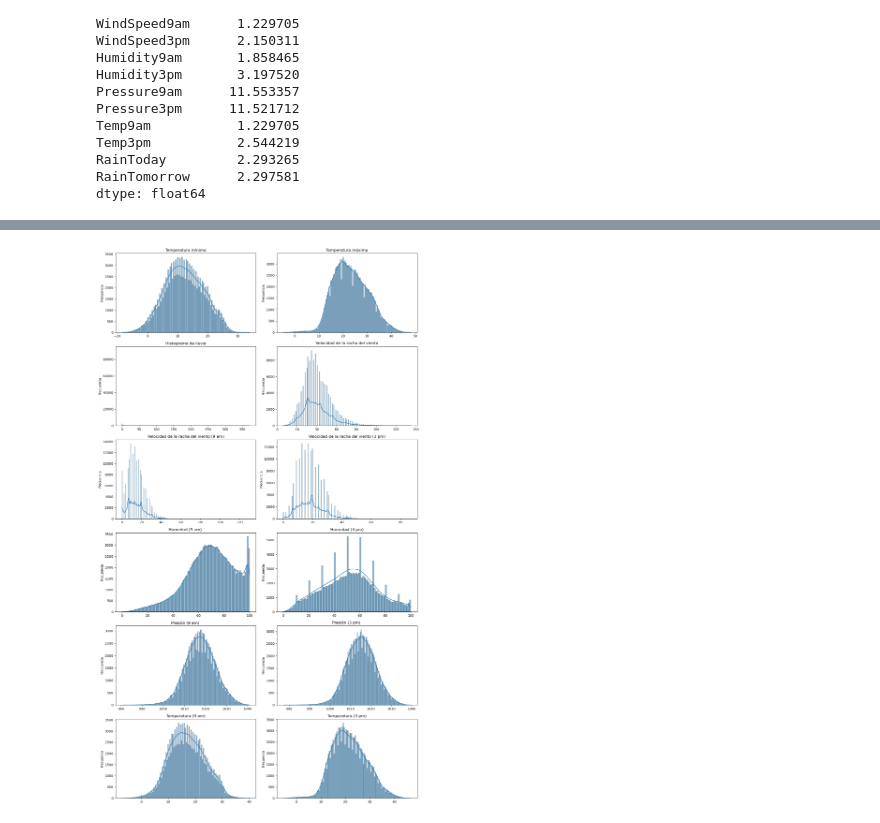
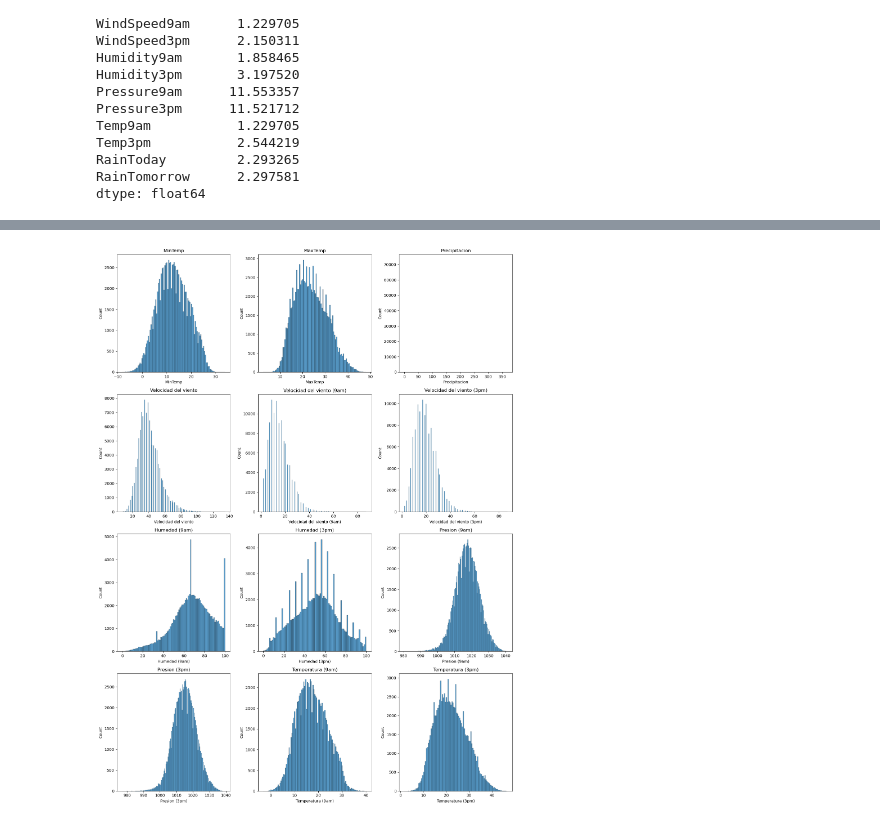
Before and after one commit to esco1729/HT05, a Jupyter notebook: HT6 (EDA).ipynb, the cells around one changed output, grey strips where cells are left out. Cells and saved outputs as stored; diff of their text form; code cells hidden in the pictures.

```diff
--- a/HT6 (EDA).ipynb
+++ b/HT6 (EDA).ipynb
@@ -134,4 +134,4 @@ RainToday         2.293265
 RainTomorrow      2.297581
 dtype: float64
 # %%
-df.dropna()
+df.dropna(inplace=True)
@@ -152,58 +161,32 @@ df.dropna()
+# %%
+df.rename(columns={"Date": "Fecha", "Location":"Ubicacion","Rainfall":"Precipitacion",
+                  "WindGustDir":"Dirección del viento", "WindGustSpeed":"Velocidad del viento",
+                  "WindDir9am":"Dirección del viento (9am)", "WindDir3pm":"Dirección del viento (3pm)",
+                  "WindSpeed9am":"Velocidad del viento (9am)", "WindSpeed3pm":"Velocidad del viento (3pm)",
+                  "Humidity9am":"Humedad (9am)", "Humidity3pm":"Humedad (3pm)", "Pressure9am":"Presion (9am)",
+                  "Pressure3pm":"Presion (3pm)", "Temp9am": "Temperatura (9am)", "Temp3pm": "Temperatura (3pm)",
+                  "RainToday":"Lluvia hoy", "RainTomorrow": "Lluvia mañana"},inplace=True)
 # %%
 import pandas as pd
 import seaborn as sns
 import matplotlib.pyplot as plt
+# n = df.select_dtypes(include='number')
+n_cols = 3
+n_rows = (len(df.select_dtypes(include='number').columns) + n_cols - 1) // n_cols
 
-n = df.select_dtypes(include='number')
+fig, axes = plt.subplots(n_rows, n_cols, figsize=(15, 5 * n_rows))
+axes = axes.flatten()
 
-num_cols = n.columns.size
-num_rows = (num_cols + 1) // 2
-fig, axes = plt.subplots(num_rows, 2, figsize=(14, 4 * num_rows))
-axes = axes.flatten()
-for i, col in enumerate(n.columns):
-    sns.histplot(n[col], ax=axes[i], kde=True)
-    axes[i].set_xlabel('')
-    axes[i].set_ylabel('Frecuencia')
-    if col == "MinTemp":
-        axes[i].set_title(f'Temperatura mínima')
-    elif col == "MaxTemp":
-            axes[i].set_title(f'Temperatura máxima')
-    elif col == "Rainfall":
-            axes[i].set_title(f'Histograma de lluvia')
-    elif col=="WindGustDir":
-        axes[i].set_title(f'Dirección de la racha del viento')
-    elif col=="WindGustSpeed":
-        axes[i].set_title(f'Velocidad de la racha del viento')
-    elif col=="WinDir9am":
-        axes[i].set_title(f'Dirección de la racha del viento (9 am) ')
-    elif col=="WindDir3pm":
-        axes[i].set_title(f'Dirección de la racha del viento (3 pm)')
-    elif col=="WindSpeed9am":
-        axes[i].set_title(f'Velocidad de la racha del viento (9 am)')
-    elif col=="WindSpeed3pm":
-        axes[i].set_title(f'Velocidad de la racha del viento (3 pm)')
-    elif col=="Humidity9am":
-        axes[i].set_title(f'Humedad (9 am) ')
-    elif col=="Humidity3pm":
-        axes[i].set_title(f'Humedad (3 pm)')
-    elif col=="Pressure9am":
-        axes[i].set_title(f'Presión (9 am) ')
-    elif col=="Pressure3pm":
-        axes[i].set_title(f'Presión (3 pm) ')
-    elif col=="Temp9am":
-        axes[i].set_title(f'Temperatura (9 am)')
-    elif col=="Temp3pm":
-        axes[i].set_title(f'Temperatura (3 pm)')
-    elif col=="RainToday":
-        axes[i].set_title(f'Pluviosidad hoy ')
-    elif col=="RainTomorrow":
-        axes[i].set_title(f'Pluviosidad mañana')
 
-if num_cols % 2 != 0:
-    axes[-1].axis('off')
+for i, column in enumerate(df.select_dtypes(include='number').columns):
+    sns.histplot(df.select_dtypes(include='number')[column], ax=axes[i])
+    axes[i].set_title(f'{column}')
+
+for j in range(i+1, len(axes)):
+    axes[j].set_visible(False)
 
 plt.tight_layout()
 plt.show()
 # %% [output]
-[figure, old version]
+[figure, new version]
 # %%
```
Also changed, not shown: parts of 17 cells of this notebook.
